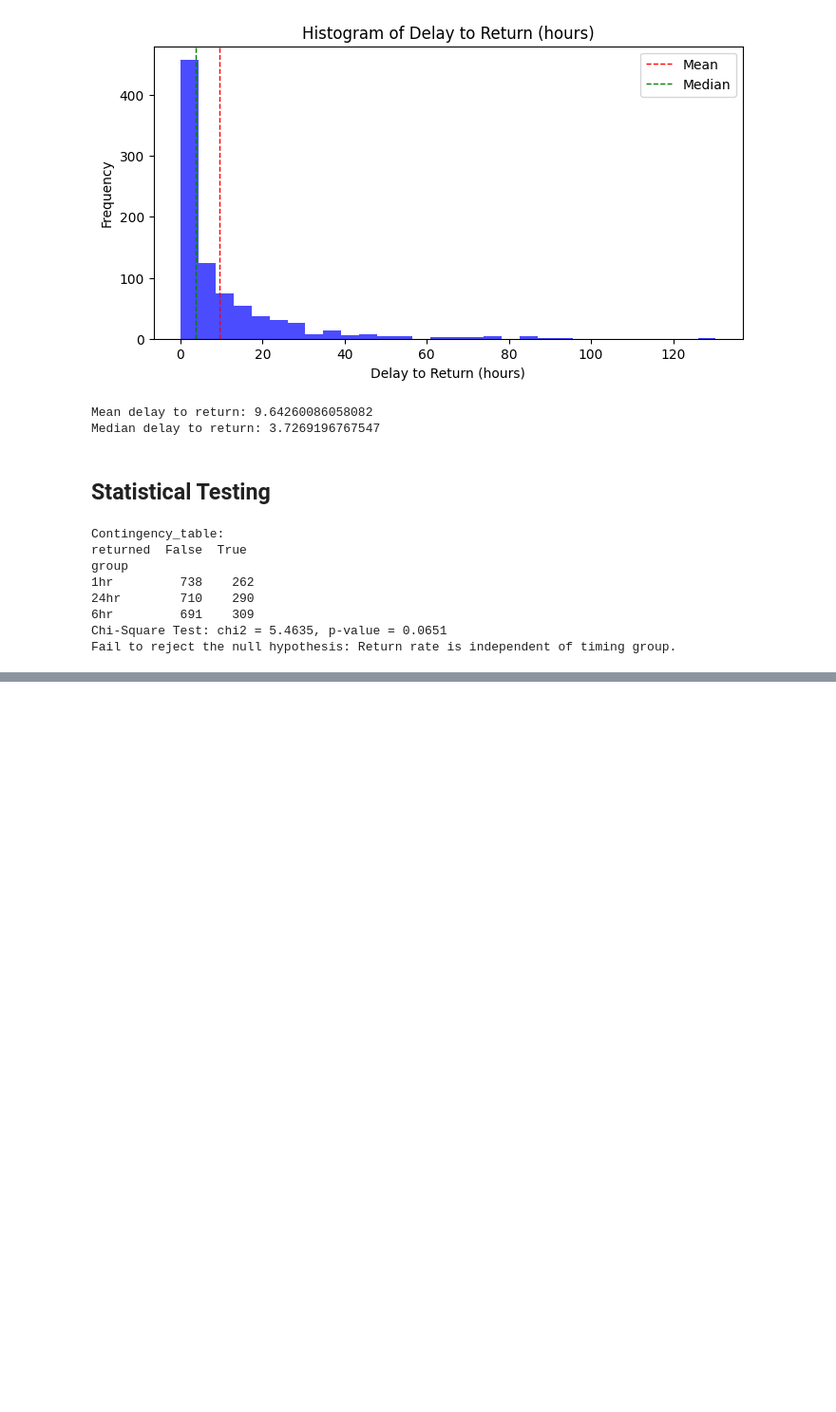
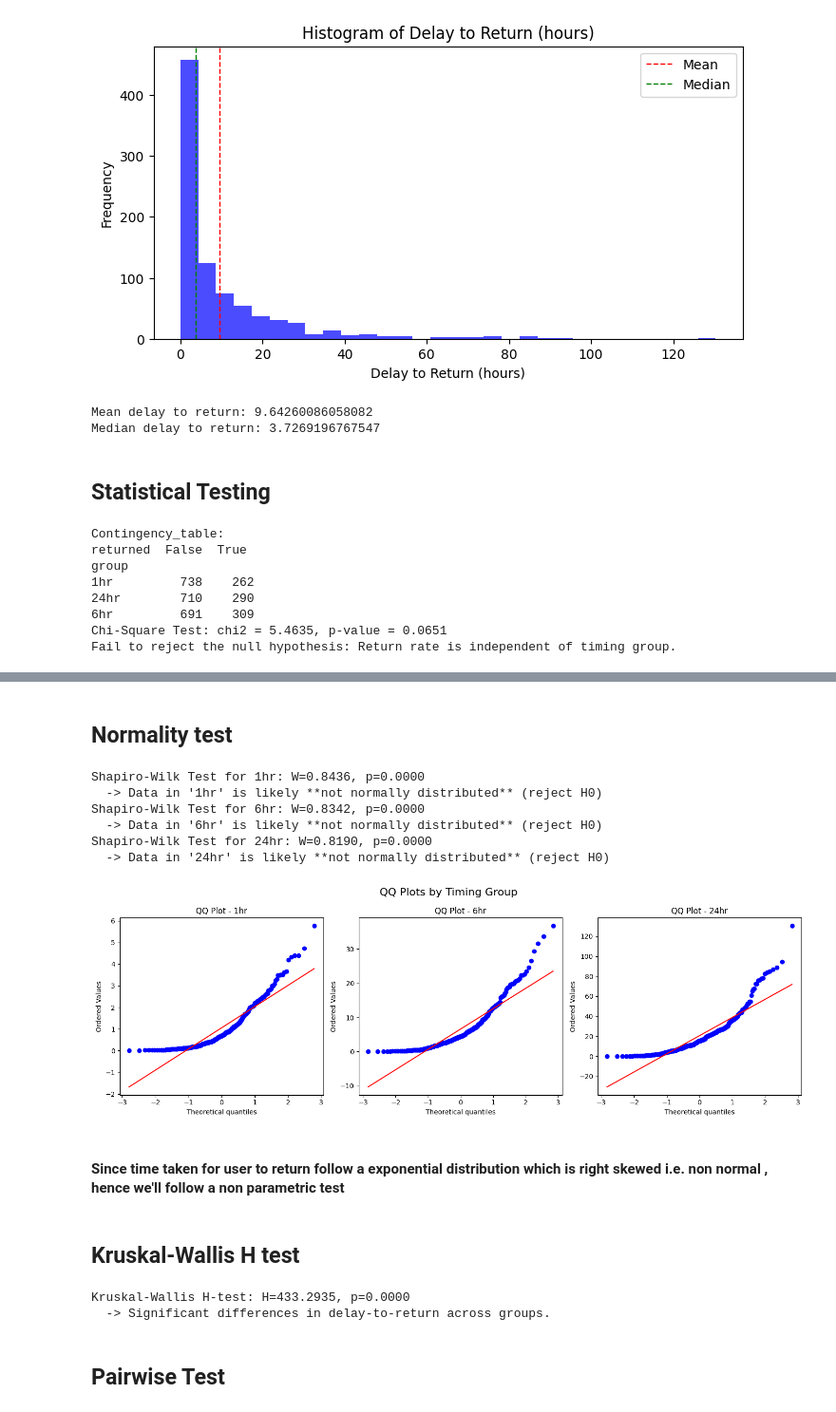
Before and after one commit to shreyanshjain977/Projects, a Jupyter notebook: Hypothesis testing/Return to purchase rate/Return_to_purchase_rate.ipynb, the cells around one changed output, grey strips where cells are left out. Shown at 95% size. Cells and saved outputs as stored; diff of their text form; code cells hidden in the pictures; blank space fills up the shorter version.

```diff
--- a/Hypothesis testing/Return to purchase rate/Return_to_purchase_rate.ipynb
+++ b/Hypothesis testing/Return to purchase rate/Return_to_purchase_rate.ipynb
@@ -115,0 +109,62 @@ Fail to reject the null hypothesis: Return rate is independent of timing group.
+# %% [markdown]
+## Normality test
+# %%
+import scipy.stats as stats
+
+timing_groups = df['group'].unique()
+
+# Set up subplots for QQ plots
+fig, axes = plt.subplots(1, len(timing_groups), figsize=(5 * len(timing_groups), 5))
+fig.suptitle('QQ Plots by Timing Group', fontsize=16)
+
+# Perform Shapiro-Wilk test and QQ plot for each group
+for i, group in enumerate(timing_groups):
+    group_data = df[df['group'] == group]['delay_to_return_hr'].dropna()
+
+    # QQ plot
+    stats.probplot(group_data, dist="norm", plot=axes[i])
+    axes[i].set_title(f'QQ Plot - {group}')
+
+    # Shapiro-Wilk test
+    stat, p = stats.shapiro(group_data)
+    print(f"Shapiro-Wilk Test for {group}: W={stat:.4f}, p={p:.4f}")
+    if p < 0.05:
+        print(f"  -> Data in '{group}' is likely **not normally distributed** (reject H0)")
+    else:
+        print(f"  -> Data in '{group}' is likely **normally distributed** (fail to reject H0)")
+
+plt.tight_layout()
+plt.show()
+# %% [output]
+Shapiro-Wilk Test for 1hr: W=0.8436, p=0.0000
+  -> Data in '1hr' is likely **not normally distributed** (reject H0)
+Shapiro-Wilk Test for 6hr: W=0.8342, p=0.0000
+  -> Data in '6hr' is likely **not normally distributed** (reject H0)
+Shapiro-Wilk Test for 24hr: W=0.8190, p=0.0000
+  -> Data in '24hr' is likely **not normally distributed** (reject H0)
+[figure, added]
+# %% [markdown]
+#### Since time taken for user to return follow a exponential distribution which is right skewed i.e. non normal , hence we'll follow a non parametric test
+# %% [markdown]
+## Kruskal-Wallis H test
+# %%
+from scipy.stats import kruskal
+
+# Create separate arrays for each group
+group_1hr = df[df['group'] == '1hr']['delay_to_return_hr'].dropna()
+group_6hrs = df[df['group'] == '6hr']['delay_to_return_hr'].dropna()
+group_24hrs = df[df['group'] == '24hr']['delay_to_return_hr'].dropna()
+
+# Perform Kruskal-Wallis Test
+stat, p = kruskal(group_1hr, group_6hrs, group_24hrs)
+
+print(f"Kruskal-Wallis H-test: H={stat:.4f}, p={p:.4f}")
+if p < 0.05:
+    print("  -> Significant differences in delay-to-return across groups.")
+else:
+    print("  -> No significant differences in delay-to-return across groups.")
+# %% [output]
+Kruskal-Wallis H-test: H=433.2935, p=0.0000
+  -> Significant differences in delay-to-return across groups.
+# %% [markdown]
+## Pairwise Test
```
Also changed, not shown: parts of 5 cells of this notebook.
